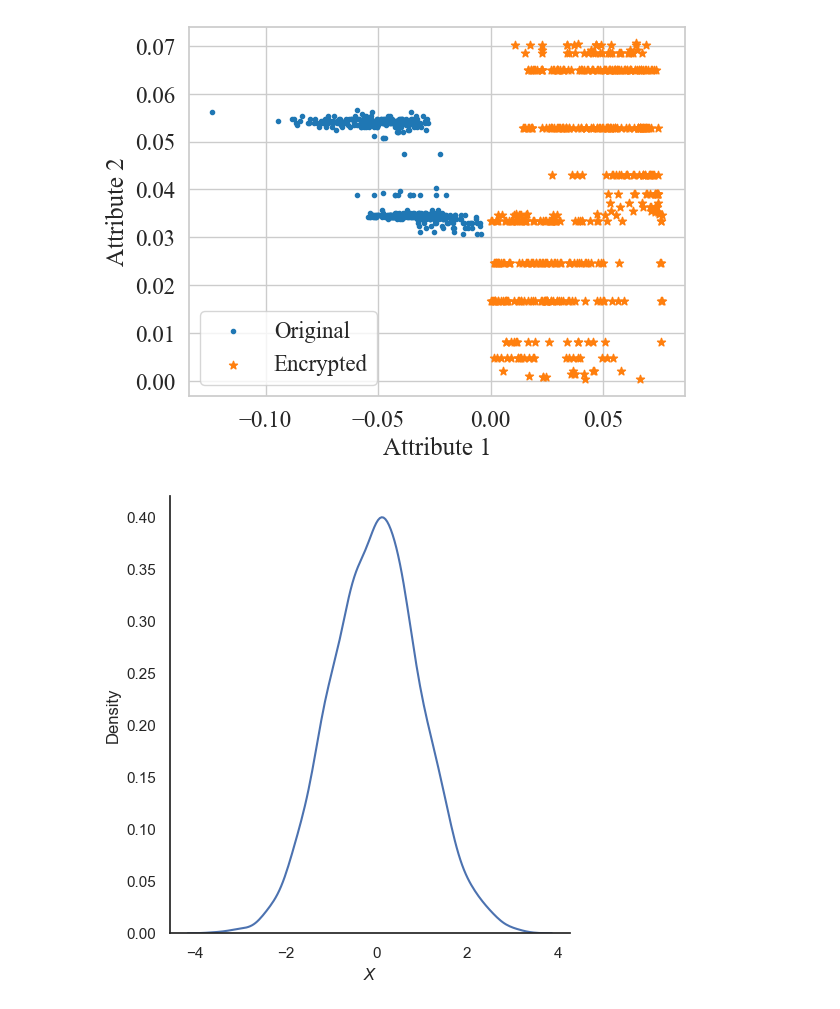
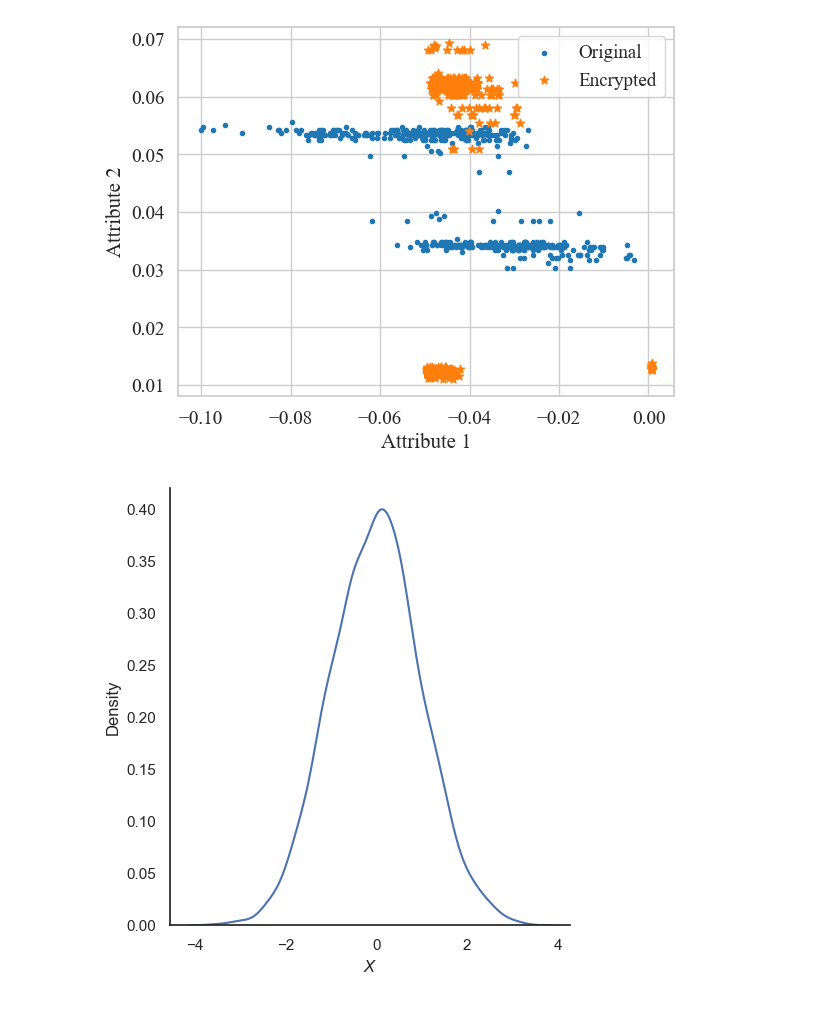
Before and after one commit to Carudy/phaserTree, a Jupyter notebook: plot.ipynb, the cells around one changed output. Saved outputs shown, nothing was run; the diff lists cells and outputs as text; code cells hidden in the pictures.

```diff
--- a/plot.ipynb
+++ b/plot.ipynb
@@ -10,33 +10,33 @@ import itertools
 from  matplotlib.ticker import FuncFormatter
 # %%
 # adv dist
-sns.set(style="whitegrid", palette=None, font_scale=1.5, font="Times New Roman")
+sns.set(style="whitegrid", palette=None, font_scale=1.25, font="Times New Roman")
 
 ds = read_libsvm('cod-rna')
 
 a, b = 0, 1
 
 xs = [x[a] for x in ds[0]][:500]
 ys = [x[b] for x in ds[0]][:500]
 
 plt.scatter(preprocessing.normalize([xs])[0], preprocessing.normalize([ys])[0], marker='.', label='Original')
 
 trans_phase_single(ds, a)
 trans_phase_single(ds, b)
-trans_ope(ds, mope=True)
+trans_ope(ds, mope=False)
 
 xs = [x[a] for x in ds[0]][:500]
 ys = [x[b] for x in ds[0]][:500]
 
 plt.scatter(preprocessing.normalize([xs])[0], preprocessing.normalize([ys])[0], marker='*', label='Encrypted')
 
 plt.xlabel('Attribute 1')
 plt.ylabel('Attribute 2')
 plt.legend()
 
-plt.savefig(r'D:\work\phase_tree/figure/adv2.pdf')
+plt.savefig(r'D:\work\phase_tree/figure/adv1.pdf')
 # %% [output]
-[figure, old version]
+[figure, new version]
 # %%
 # dist1 2
 sns.set(font_scale=2)
```
Also changed, not shown: 14 other files.
